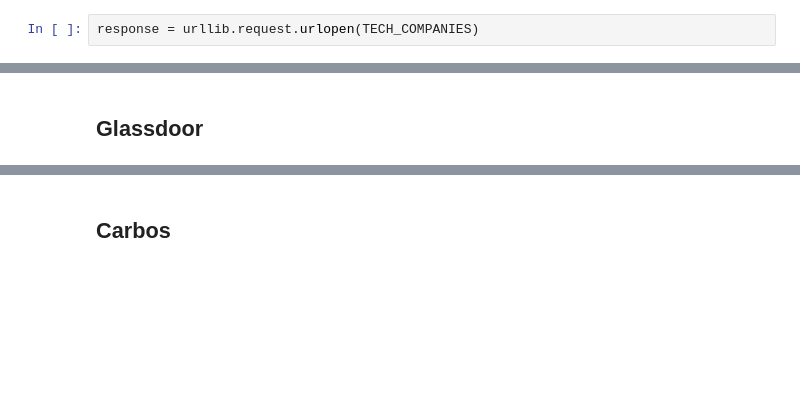
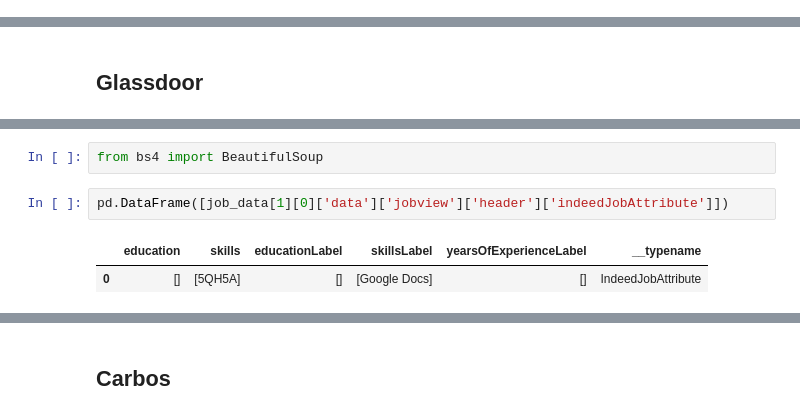
Before and after one commit to caramel2001/TalentTrove, a Jupyter notebook: example.ipynb, the cells around one changed output, grey strips where cells are left out. Saved outputs shown, nothing was run; the diff lists cells and outputs as text; blank space fills up the shorter version.

```diff
--- a/example.ipynb
+++ b/example.ipynb
@@ -78,5 +31,3 @@ import urllib
-# %%
-response = urllib.request.urlopen(TECH_COMPANIES)
 # %% [markdown]
 ## Shortlisting Companies
 
@@ -151,0 +211,7 @@ https://www.linkedin.com/jobs/search/?f_C=1009%2C155134%2C9263339%2C3634137&geoI
+# %%
+from bs4 import BeautifulSoup
+# %%
+pd.DataFrame([job_data[1][0]['data']['jobview']['header']['indeedJobAttribute']])
+# %% [output]
+|  | education | skills | educationLabel | skillsLabel | yearsOfExperienceLabel | __typename |
+| 0 | [] | [5QH5A] | [] | [Google Docs] | [] | IndeedJobAttribute |
```
Also changed, not shown: parts of 37 cells of this notebook.
